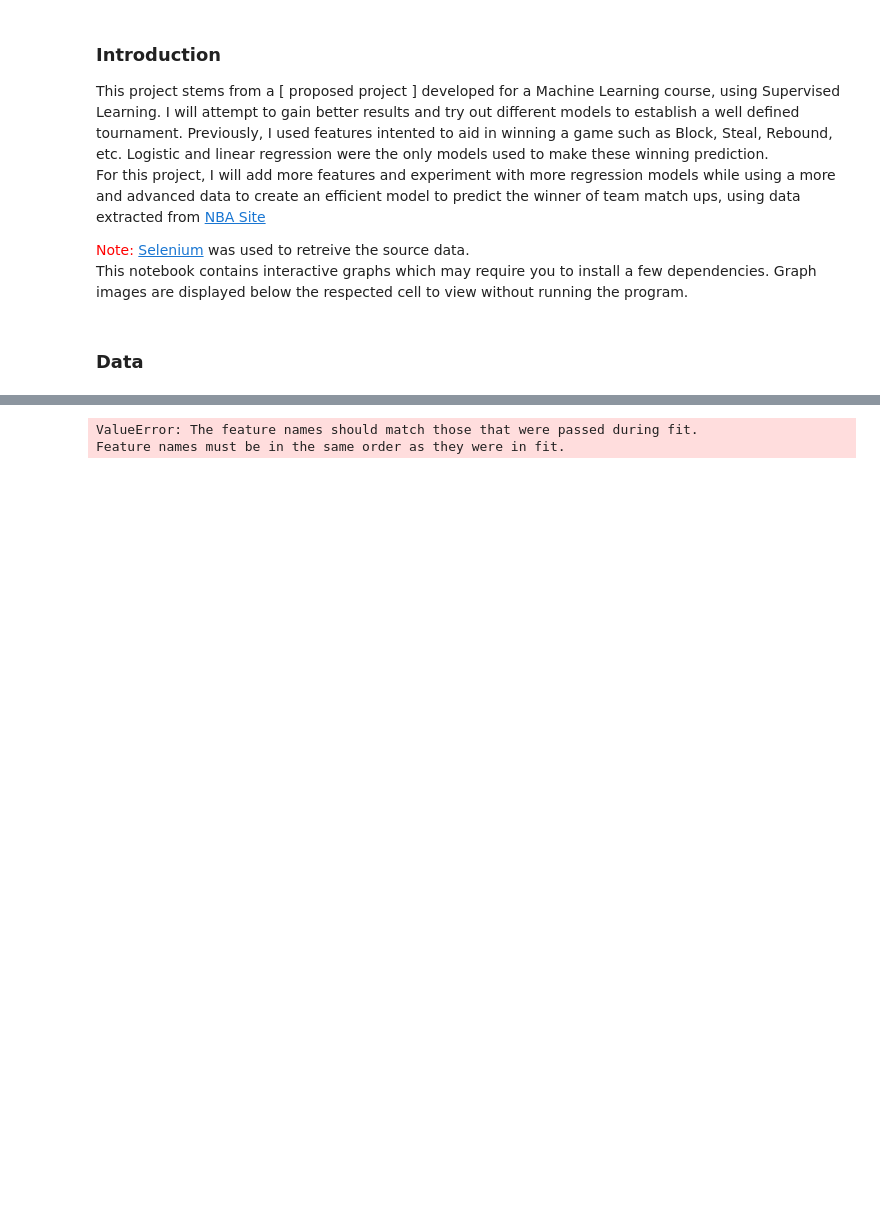
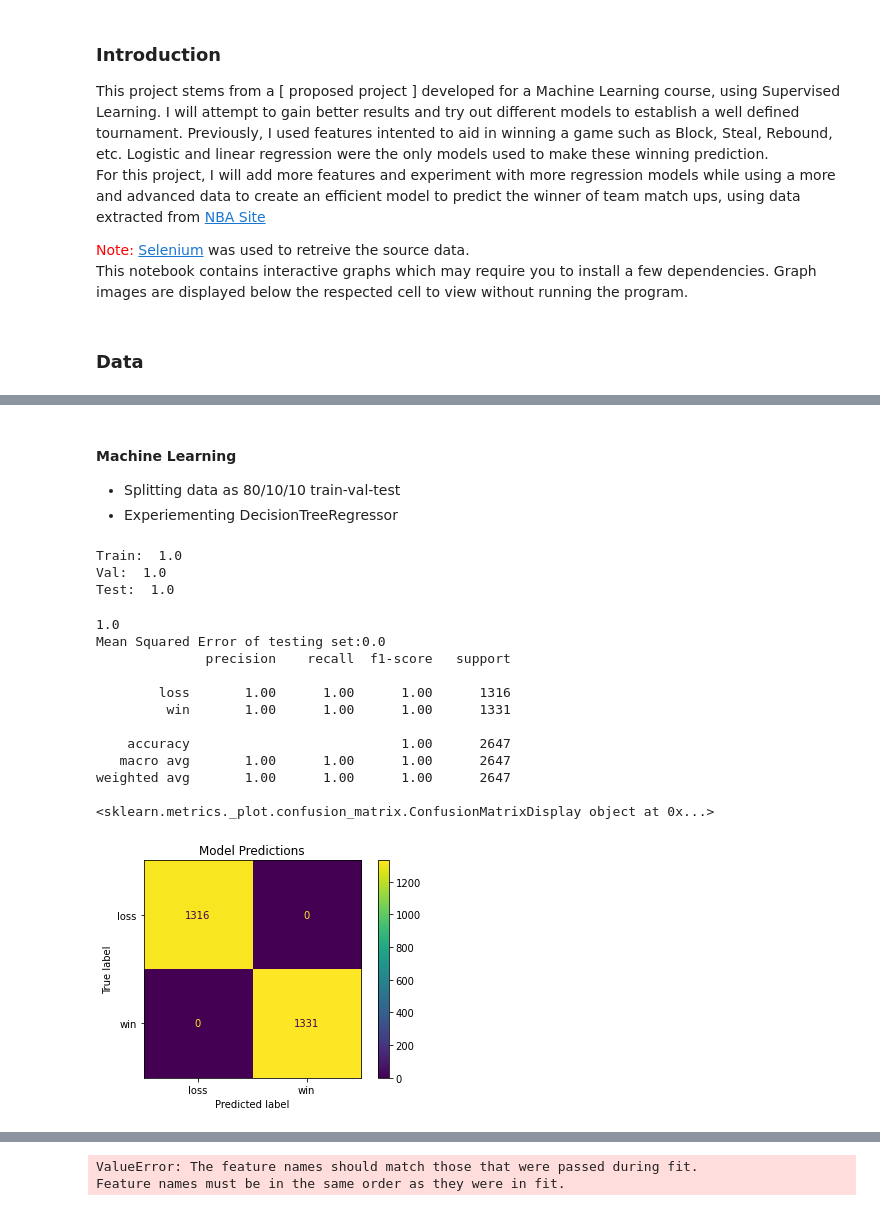
Before and after one commit to MorandR/NBA_Standings, a Jupyter notebook: basketball.ipynb, the cells around one changed output, grey strips where cells are left out. Drawn from its saved outputs; the diff is of its cells as text; code cells hidden in the pictures; blank space fills up the shorter version.

```diff
--- a/basketball.ipynb
+++ b/basketball.ipynb
@@ -518,10 +411,0 @@ fig.show()
-# %%
-pd.options.mode.chained_assignment = None  # Surpessed Copy-To-Warning
-
-win_rate1 = 0.7
-wol1 = [1 if x >= win_rate1 else 0  for x in norm_df["WIN%"]] # Match normalization
-featured = norm_df[['Team', 'Season', 'WIN%', 'W/L', 'FG%', '+/-', 'PTS', 'REB', 'STL', 'BLK']]
-# featured['W/L'].map(lambda x: x in wol1) ? Doesn't assign value...
-featured['W/L'] = wol1 # CtoW
-X = featured.drop(columns=['Team','Season','W/L'])
-y = featured['W/L']
@@ -660,0 +412,56 @@ weighted avg       0.87      0.85      0.79       749
+# %% [markdown]
+#### Machine Learning
+
+- Splitting data as 80/10/10 train-val-test
+- Experiementing DecisionTreeRegressor
+# %%
+# Decision Tree Regression
+from sklearn.model_selection import train_test_split
+from sklearn.tree import DecisionTreeRegressor as DTR
+
+
+regression = DTR(criterion='absolute_error', max_depth= 15)
+
+X_train, X_remain, y_train, y_remain = train_test_split(X, y, test_size=0.2, random_state=42)
+
+regression.fit(X_train,y_train)
+y_pred = regression.predict(X_remain)
+
+X_val, X_test, y_val, y_test = train_test_split(X_remain, y_remain, test_size=0.2, random_state=42) # 0.25
+
+regression.fit(X_val,y_val)
+y_pred1 = regression.predict(X_test)
+
+print('Train: ', round(regression.score(X_train,y_train), 2))
+print('Val: ', round(regression.score(X_val,y_val), 2))
+print('Test: ', round(regression.score(X_test,y_test), 2))
+# %% [output]
+Train:  1.0
+Val:  1.0
+Test:  1.0
+# %%
+from sklearn.metrics import mean_squared_error, classification_report, ConfusionMatrixDisplay, accuracy_score
+mse = mean_squared_error(y_remain,y_pred) # Gets the average loss between actual and predicted value of the target
+
+print(accuracy_score(y_test,y_pred1))
+print(f"Mean Squared Error of testing set:{round(mse,2)}")
+
+print(classification_report(y_test,y_pred1,target_names=['loss','win'] )) # Explained in Markdown Note 3
+
+cm = ConfusionMatrixDisplay.from_predictions(y_test,y_pred1 ,display_labels=['loss','win']) # Explained in Markdown Note 4
+cm.ax_.set_title('Model Predictions')
+print(cm)
+# %% [output]
+1.0
+Mean Squared Error of testing set:0.0
+              precision    recall  f1-score   support
+
+        loss       1.00      1.00      1.00      1316
+         win       1.00      1.00      1.00      1331
+
+    accuracy                           1.00      2647
+   macro avg       1.00      1.00      1.00      2647
+weighted avg       1.00      1.00      1.00      2647
+
+<sklearn.metrics._plot.confusion_matrix.ConfusionMatrixDisplay object at 0x...>
+[figure, added]
```
Also changed, not shown: parts of 38 cells of this notebook.
